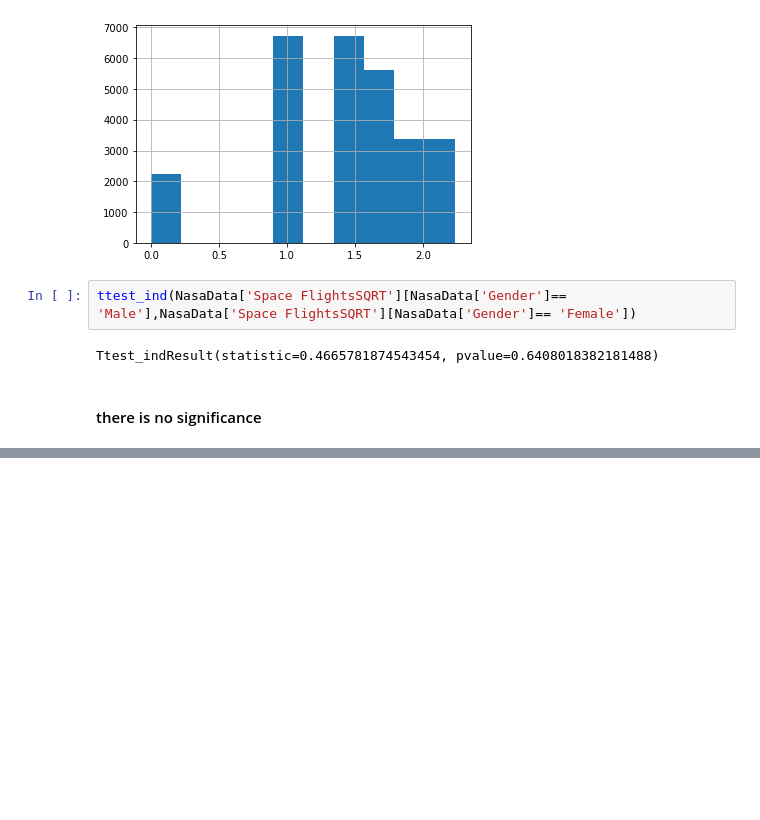
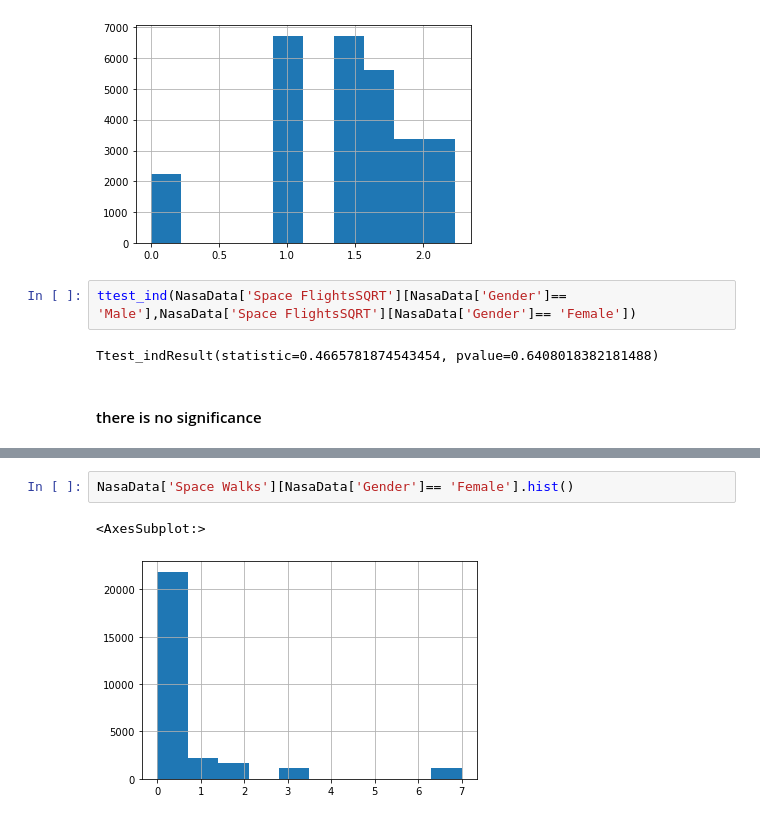
Before and after one commit to rhreich34/NASA-Hiring-Rate, a Jupyter notebook: Cynthia's Notebook.ipynb, the cells around one changed output, grey strips where cells are left out. Cells and saved outputs as stored; diff of their text form; blank space fills up the shorter version.

```diff
--- a/Cynthia's Notebook.ipynb
+++ b/Cynthia's Notebook.ipynb
@@ -241,0 +256,5 @@ Ttest_indResult(statistic=0.4665781874543454, pvalue=0.6408018382181488)
+# %%
+NasaData['Space Walks'][NasaData['Gender']== 'Female'].hist()
+# %% [output]
+<AxesSubplot:>
+[figure, added]
```
Also changed, not shown: parts of 11 cells of this notebook.
